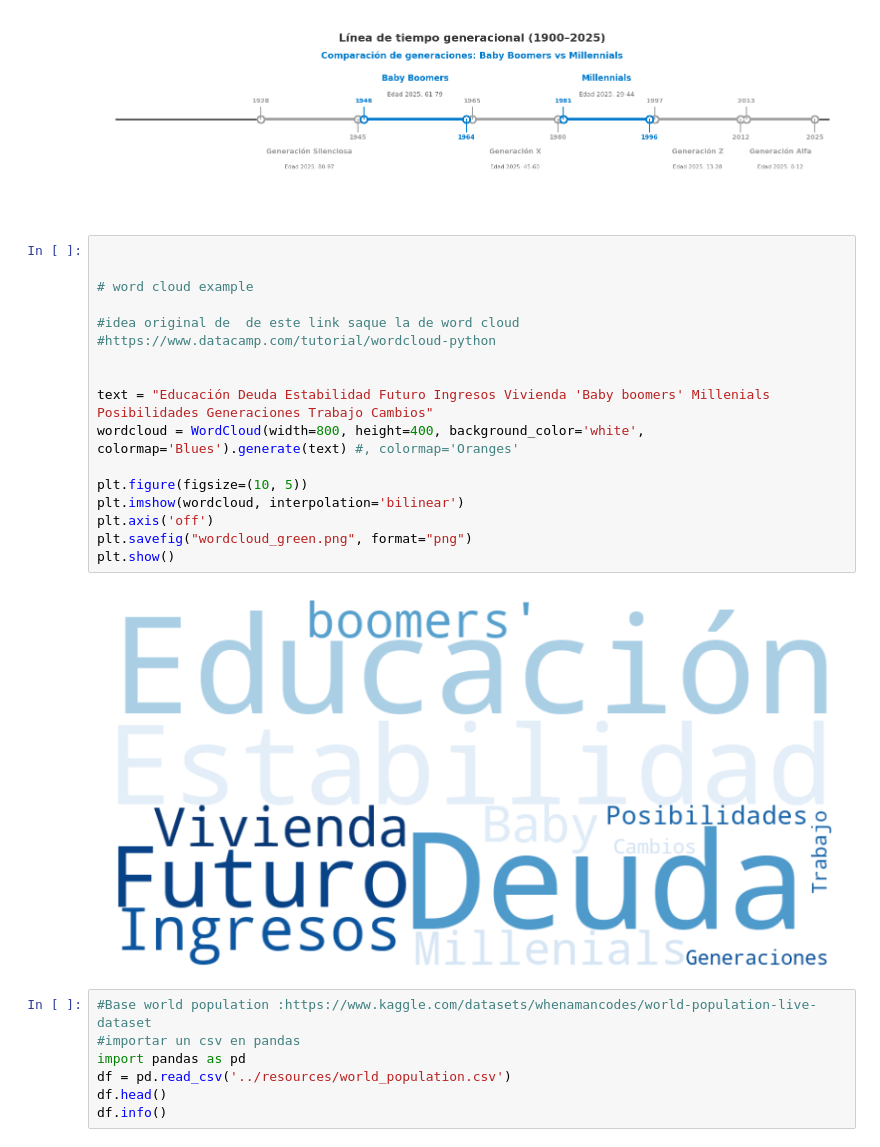
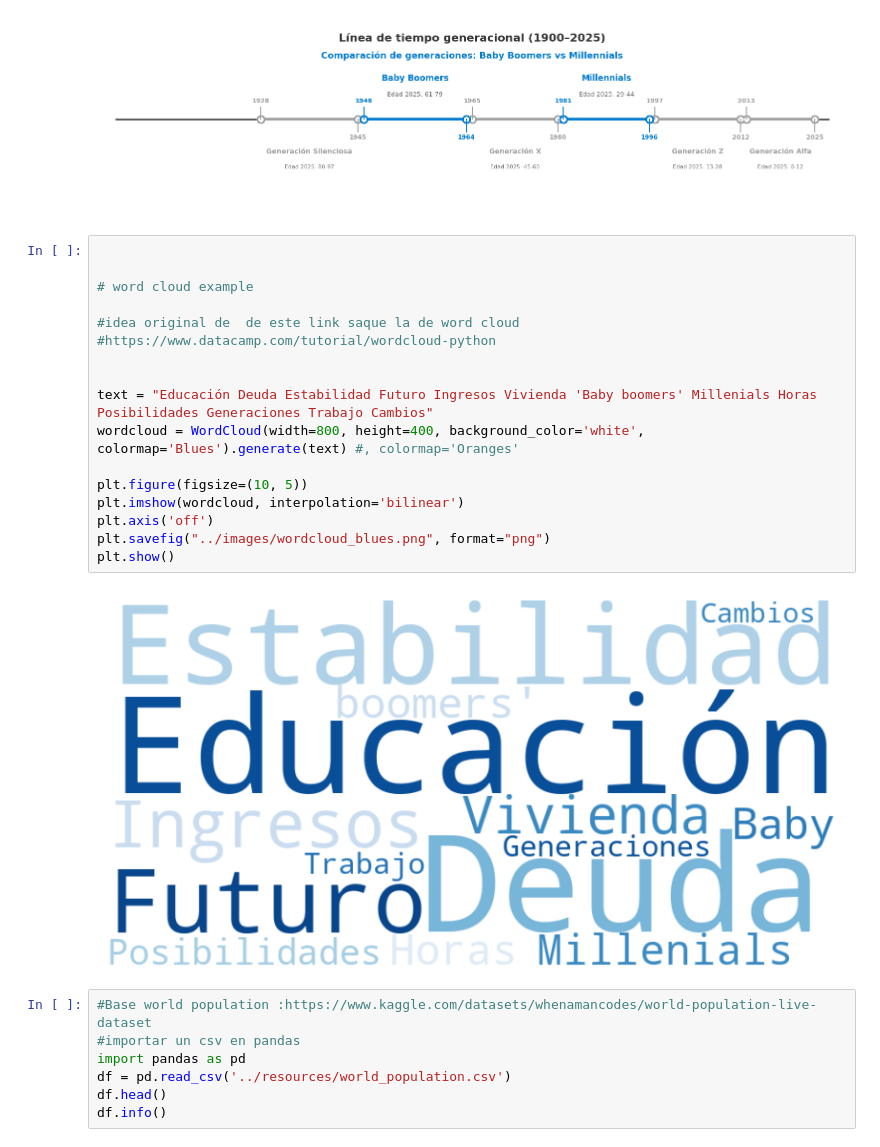
Before and after one commit to juliabeco/project-da-promo-54-modulo-4-team-1, a Jupyter notebook: notebook/Visualizaciones.ipynb, the cells around one changed output. Drawn from its saved outputs; the diff is of its cells as text.

Commit message:
formato y readme

```diff
--- a/notebook/Visualizaciones.ipynb
+++ b/notebook/Visualizaciones.ipynb
@@ -88,22 +88,22 @@ plt.show()
 # %%
 
 
 # word cloud example
 
 #idea original de  de este link saque la de word cloud
 #https://www.datacamp.com/tutorial/wordcloud-python
 
 
-text = "Educación Deuda Estabilidad Futuro Ingresos Vivienda 'Baby boomers' Millenials Posibilidades Generaciones Trabajo Cambios"
+text = "Educación Deuda Estabilidad Futuro Ingresos Vivienda 'Baby boomers' Millenials Horas Posibilidades Generaciones Trabajo Cambios"
 wordcloud = WordCloud(width=800, height=400, background_color='white', colormap='Blues').generate(text) #, colormap='Oranges'
 
 plt.figure(figsize=(10, 5))
 plt.imshow(wordcloud, interpolation='bilinear')
 plt.axis('off')
-plt.savefig("wordcloud_green.png", format="png")
+plt.savefig("../images/wordcloud_blues.png", format="png")
 plt.show()
 # %% [output]
-[figure, old version]
+[figure, new version]
 # %%
 #Base world population :https://www.kaggle.com/datasets/whenamancodes/world-population-live-dataset
 #importar un csv en pandas
```
Also changed, not shown: 7 other files.
